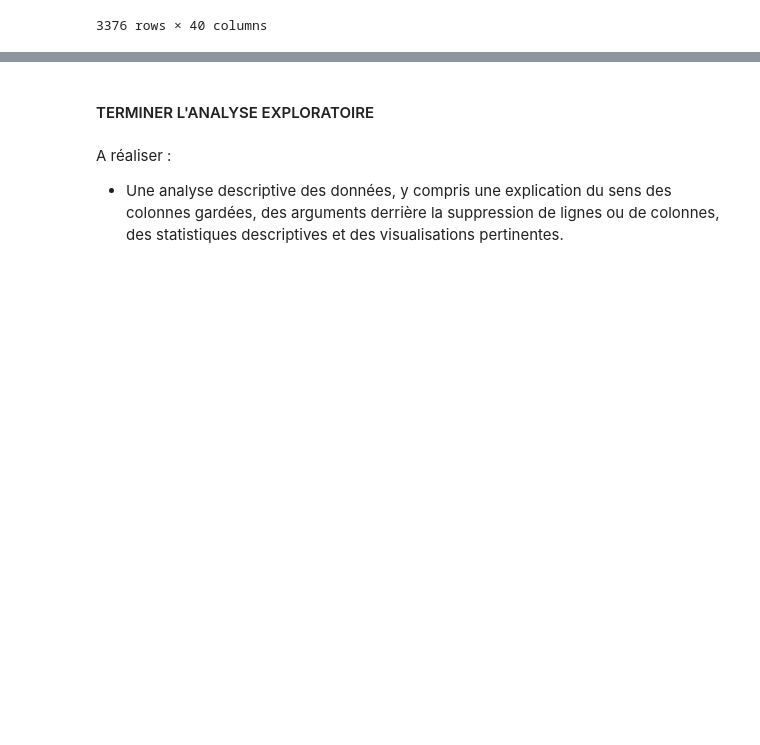
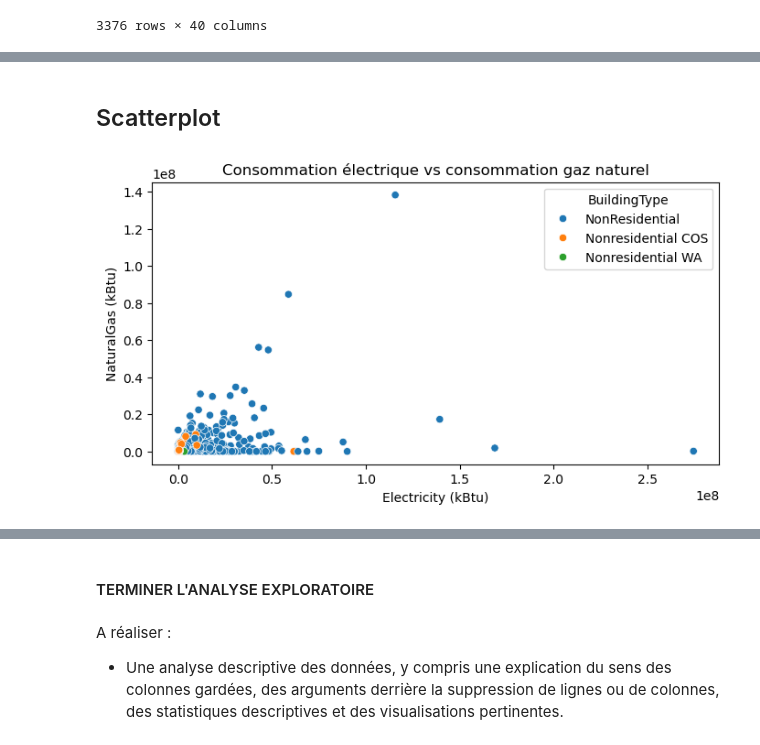
Before and after one commit to Lavin2110120/Projet-3, a Jupyter notebook: P3_template_modelistation_supervisee_data_scientist.ipynb, the cells around one changed output, grey strips where cells are left out. Saved outputs shown, nothing was run; the diff lists cells and outputs as text; code cells hidden in the pictures; blank space fills up the shorter version.

```diff
--- a/P3_template_modelistation_supervisee_data_scientist.ipynb
+++ b/P3_template_modelistation_supervisee_data_scientist.ipynb
@@ -89,0 +384,11 @@ data
+# %% [markdown]
+## Scatterplot
+# %%
+plt.figure(figsize=(8, 4))
+sns.scatterplot(data=data, x='Electricity(kBtu)', y='NaturalGas(kBtu)', hue='BuildingType')
+plt.title('Consommation électrique vs consommation gaz naturel')
+plt.xlabel('Electricity (kBtu)')
+plt.ylabel('NaturalGas (kBtu)')
+plt.show()
+# %% [output]
+[figure, added]
```
Also changed, not shown: parts of 52 cells of this notebook.
